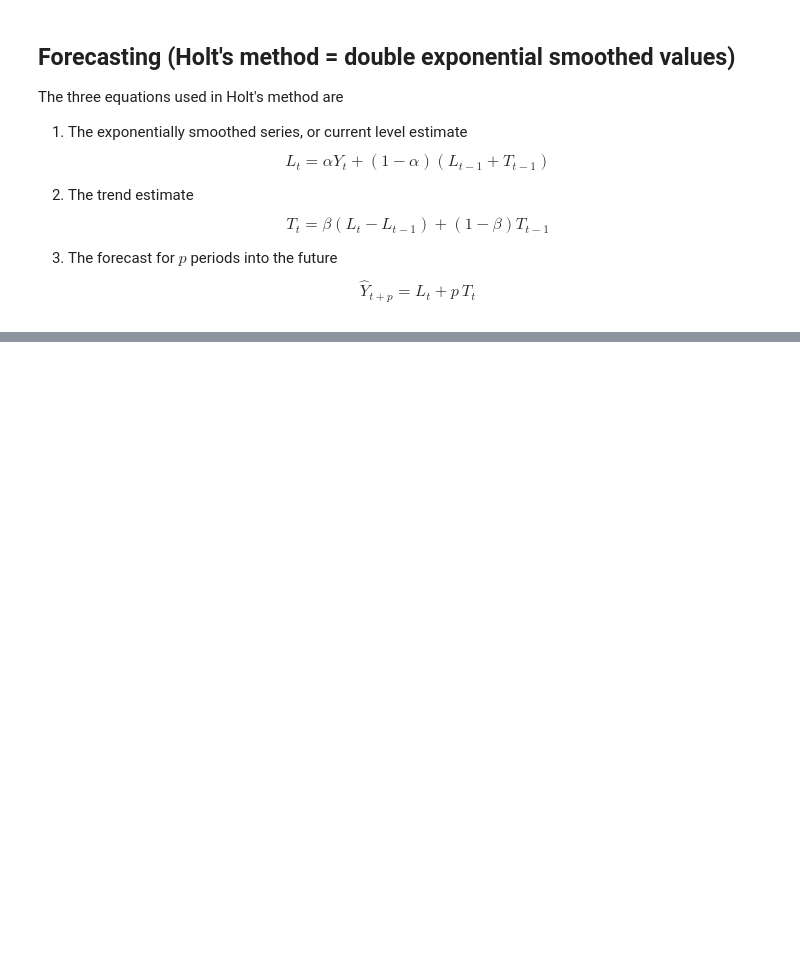
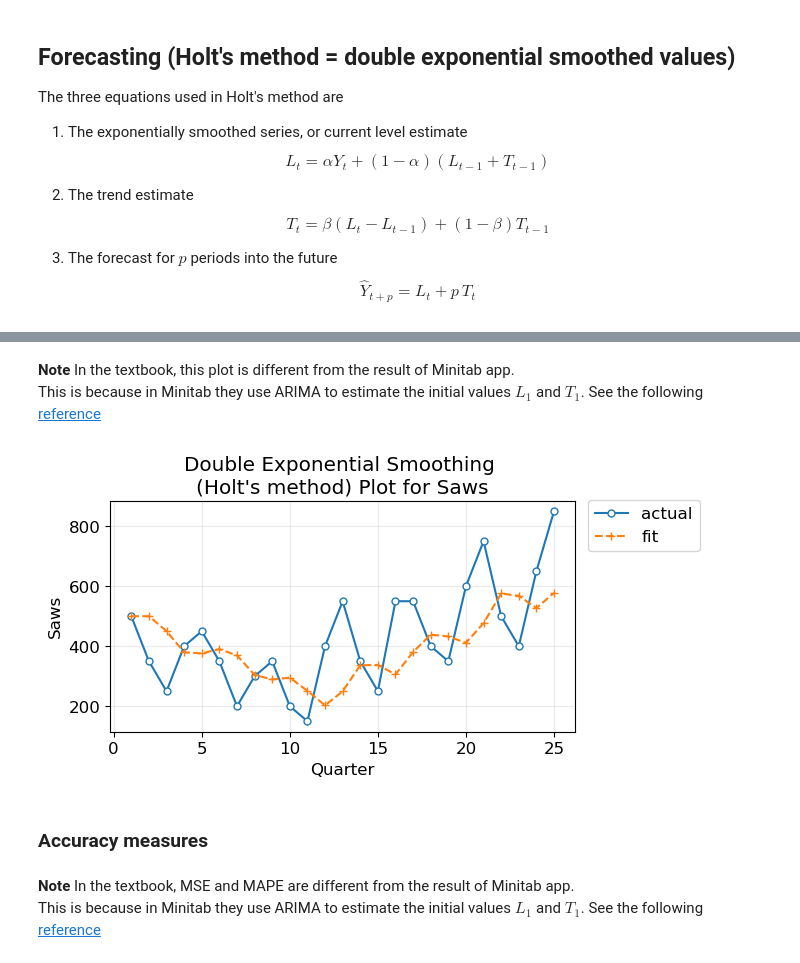
Before and after one commit to LugoBlogger/SI-201-542-forecasting-technique, a Jupyter notebook: chapter-03/03-example-09.ipynb, the cells around one changed output, grey strips where cells are left out. Saved outputs shown, nothing was run; the diff lists cells and outputs as text; code cells hidden in the pictures; blank space fills up the shorter version.

```diff
--- a/chapter-03/03-example-09.ipynb
+++ b/chapter-03/03-example-09.ipynb
@@ -245,0 +274,34 @@ df_forecast
+# %% [markdown]
+**Note**
+In the textbook, this plot is different from the result of Minitab app.
+This is because in Minitab they use ARIMA to estimate the initial values
+$L_1$ and $T_1$. See the following
+[reference](https://support.minitab.com/en-us/minitab/20/help-and-how-to/statistical-modeling/time-series/how-to/double-exponential-smoothing/methods-and-formulas/methods-and-formulas/#weights)
+# %%
+fig, ax = plt.subplots(figsize=(6, 3))
+
+ax.plot(df_forecast_to_train["t"], df_forecast_to_train["Y_t"],
+  marker='o', markersize=5, markerfacecolor='white',
+  label="actual")
+
+forecast_key = f"hat_Y_tP{p}"
+ax.plot(df_forecast_to_train["t"], df_forecast_to_train[forecast_key],
+  marker='+', markersize=6, linestyle='--',
+  label="fit")
+
+ax.set_xlabel("Quarter")
+ax.set_ylabel("Saws")
+ax.set_title("Double Exponential Smoothing \n(Holt's method) Plot for Saws")
+ax.legend(loc="upper left", bbox_to_anchor=[1.01, 1.04])
+ax.grid("on")
+plt.show(fig)
+# %% [output]
+[figure, added]
+# %% [markdown]
+### Accuracy measures
+# %% [markdown]
+**Note**
+In the textbook, MSE and MAPE are different from the result of Minitab app.
+This is because in Minitab they use ARIMA to estimate the initial values
+$L_1$ and $T_1$. See the following
+[reference](https://support.minitab.com/en-us/minitab/20/help-and-how-to/statistical-modeling/time-series/how-to/double-exponential-smoothing/methods-and-formulas/methods-and-formulas/#weights)
```
Also changed, not shown: parts of 9 cells of this notebook, 6 other files.
